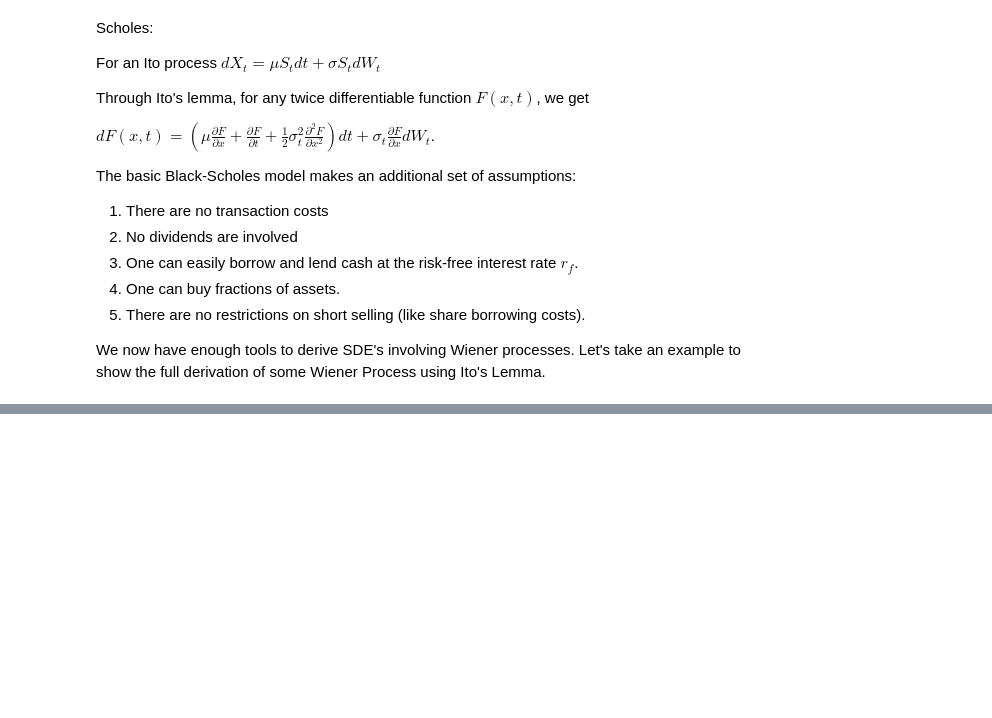
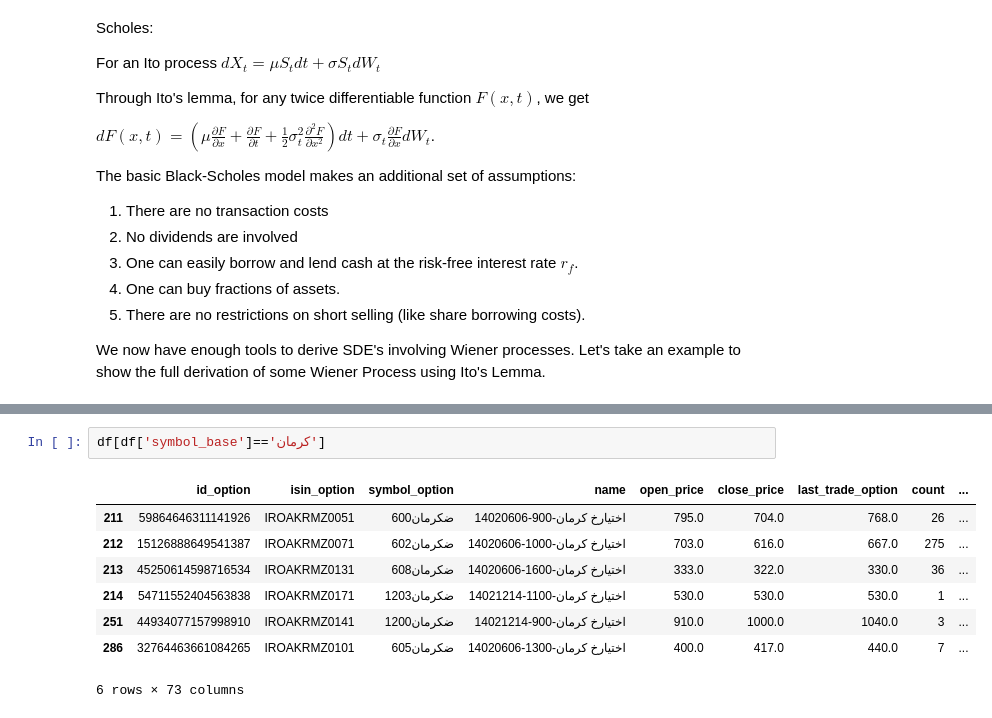
Before and after one commit to Kamyarb/OptionTrading, a Jupyter notebook: practice.ipynb, the cells around one changed output, grey strips where cells are left out. Cells and saved outputs as stored; diff of their text form; blank space fills up the shorter version.

```diff
--- a/practice.ipynb
+++ b/practice.ipynb
@@ -227,0 +647,11 @@ json.loads(content)
+# %%
+df[df['symbol_base']=='کرمان']
+# %% [output]
+|  | id_option | isin_option | symbol_option | name | open_price | close_price | last_trade_option | count | ... |
+| 211 | 59864646311141926 | IROAKRMZ0051 | ضکرمان600 | اختيارخ كرمان-900-14020606 | 795.0 | 704.0 | 768.0 | 26 | ... |
+| 212 | 15126888649541387 | IROAKRMZ0071 | ضکرمان602 | اختيارخ كرمان-1000-14020606 | 703.0 | 616.0 | 667.0 | 275 | ... |
+| 213 | 45250614598716534 | IROAKRMZ0131 | ضکرمان608 | اختيارخ كرمان-1600-14020606 | 333.0 | 322.0 | 330.0 | 36 | ... |
+| 214 | 54711552404563838 | IROAKRMZ0171 | ضکرمان1203 | اختيارخ كرمان-1100-14021214 | 530.0 | 530.0 | 530.0 | 1 | ... |
+| 251 | 44934077157998910 | IROAKRMZ0141 | ضکرمان1200 | اختيارخ كرمان-900-14021214 | 910.0 | 1000.0 | 1040.0 | 3 | ... |
+| 286 | 32764463661084265 | IROAKRMZ0101 | ضکرمان605 | اختيارخ كرمان-1300-14020606 | 400.0 | 417.0 | 440.0 | 7 | ... |
+6 rows × 73 columns
```
Also changed, not shown: parts of 52 cells of this notebook, 6 other files.
